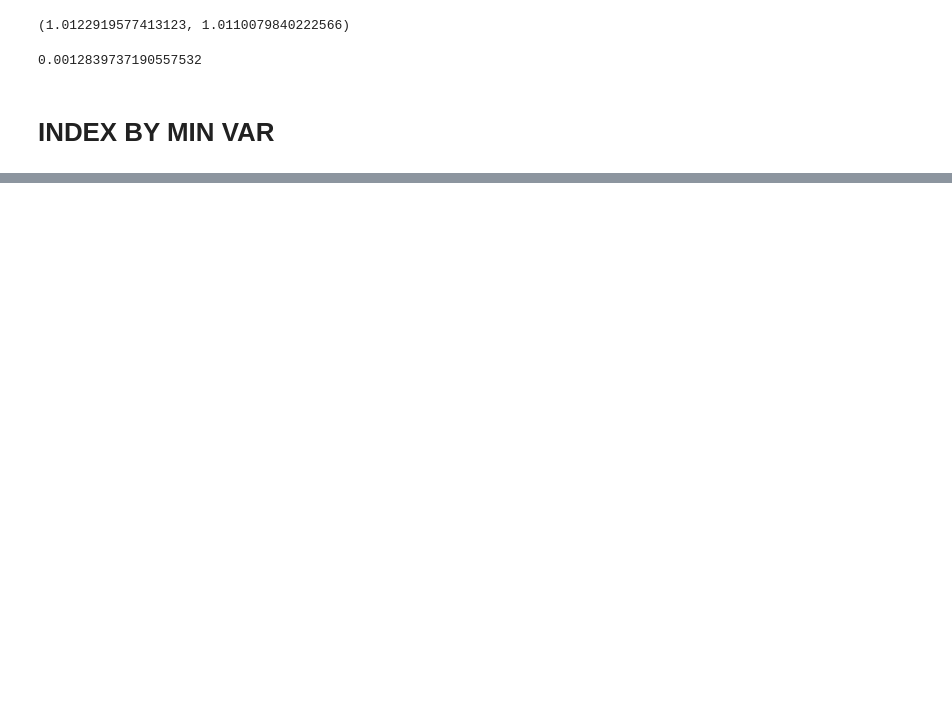
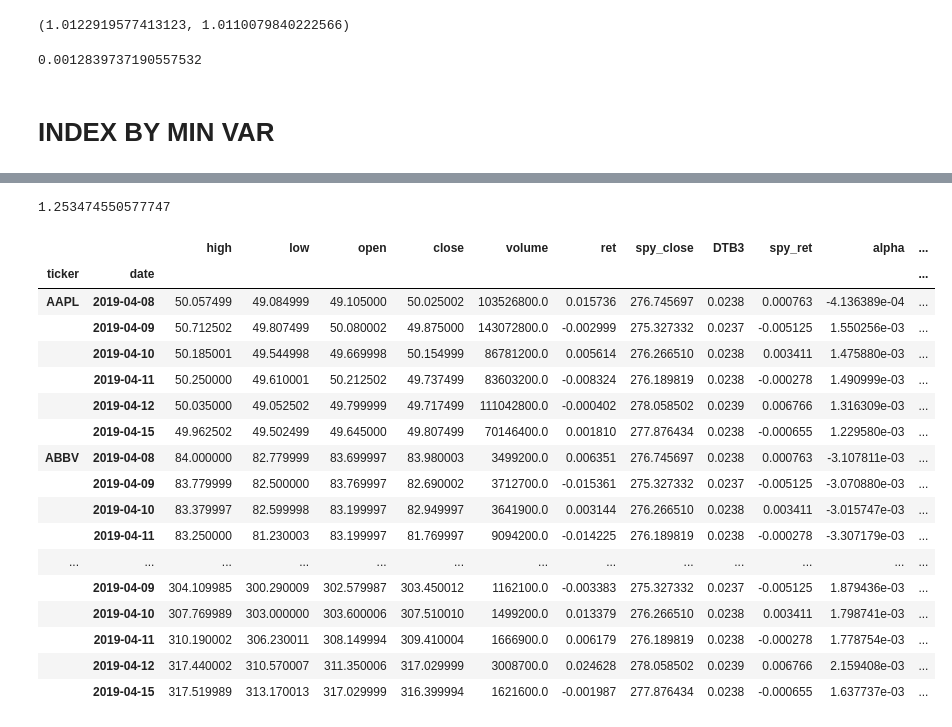
Before and after one commit to layoups/index-funds, a Jupyter notebook: create_indices.ipynb, the cells around one changed output, grey strips where cells are left out. Drawn from its saved outputs; the diff is of its cells as text; code cells hidden in the pictures; blank space fills up the shorter version.

Commit message:
get portfolio betas

```diff
--- a/create_indices.ipynb
+++ b/create_indices.ipynb
@@ -205,3 +215,28 @@ portfolio_returns - spy_returns
+# %%
+ticker_data.loc[(center_weights.index, date), ["alpha", "Beta"]].reset_index(level=1, drop=True).Beta.multiply(center_weights).sum()
+# %% [output]
+1.253474550577747
+# %%
+ticker_data.loc[(ticker_data.index.get_level_values(0).unique()[:10], pd.date_range("2019-04-08", "2019-04-15")), :]
+# %% [output]
+|  |  | high | low | open | close | volume | ret | spy_close | DTB3 | spy_ret | alpha | ... |
+| ticker | date |  |  |  |  |  |  |  |  |  |  | ... |
+| AAPL | 2019-04-08 | 50.057499 | 49.084999 | 49.105000 | 50.025002 | 103526800.0 | 0.015736 | 276.745697 | 0.0238 | 0.000763 | -4.136389e-04 | ... |
+|  | 2019-04-09 | 50.712502 | 49.807499 | 50.080002 | 49.875000 | 143072800.0 | -0.002999 | 275.327332 | 0.0237 | -0.005125 | 1.550256e-03 | ... |
+|  | 2019-04-10 | 50.185001 | 49.544998 | 49.669998 | 50.154999 | 86781200.0 | 0.005614 | 276.266510 | 0.0238 | 0.003411 | 1.475880e-03 | ... |
+|  | 2019-04-11 | 50.250000 | 49.610001 | 50.212502 | 49.737499 | 83603200.0 | -0.008324 | 276.189819 | 0.0238 | -0.000278 | 1.490999e-03 | ... |
+|  | 2019-04-12 | 50.035000 | 49.052502 | 49.799999 | 49.717499 | 111042800.0 | -0.000402 | 278.058502 | 0.0239 | 0.006766 | 1.316309e-03 | ... |
+|  | 2019-04-15 | 49.962502 | 49.502499 | 49.645000 | 49.807499 | 70146400.0 | 0.001810 | 277.876434 | 0.0238 | -0.000655 | 1.229580e-03 | ... |
+| ABBV | 2019-04-08 | 84.000000 | 82.779999 | 83.699997 | 83.980003 | 3499200.0 | 0.006351 | 276.745697 | 0.0238 | 0.000763 | -3.107811e-03 | ... |
+|  | 2019-04-09 | 83.779999 | 82.500000 | 83.769997 | 82.690002 | 3712700.0 | -0.015361 | 275.327332 | 0.0237 | -0.005125 | -3.070880e-03 | ... |
+|  | 2019-04-10 | 83.379997 | 82.599998 | 83.199997 | 82.949997 | 3641900.0 | 0.003144 | 276.266510 | 0.0238 | 0.003411 | -3.015747e-03 | ... |
+|  | 2019-04-11 | 83.250000 | 81.230003 | 83.199997 | 81.769997 | 9094200.0 | -0.014225 | 276.189819 | 0.0238 | -0.000278 | -3.307179e-03 | ... |
+| ... | ... | ... | ... | ... | ... | ... | ... | ... | ... | ... | ... | ... |
+|  | 2019-04-09 | 304.109985 | 300.290009 | 302.579987 | 303.450012 | 1162100.0 | -0.003383 | 275.327332 | 0.0237 | -0.005125 | 1.879436e-03 | ... |
+|  | 2019-04-10 | 307.769989 | 303.000000 | 303.600006 | 307.510010 | 1499200.0 | 0.013379 | 276.266510 | 0.0238 | 0.003411 | 1.798741e-03 | ... |
+|  | 2019-04-11 | 310.190002 | 306.230011 | 308.149994 | 309.410004 | 1666900.0 | 0.006179 | 276.189819 | 0.0238 | -0.000278 | 1.778754e-03 | ... |
+|  | 2019-04-12 | 317.440002 | 310.570007 | 311.350006 | 317.029999 | 3008700.0 | 0.024628 | 278.058502 | 0.0239 | 0.006766 | 2.159408e-03 | ... |
+|  | 2019-04-15 | 317.519989 | 313.170013 | 317.029999 | 316.399994 | 1621600.0 | -0.001987 | 277.876434 | 0.0238 | -0.000655 | 1.637737e-03 | ... |
 # %% [markdown]
 <a style='text-decoration:none;line-height:16px;display:flex;color:#5B5B62;padding:10px;justify-content:end;' href='https://deepnote.com?utm_source=created-in-deepnote-cell&projectId=80cc924b-f00e-4408-bf29-ac16ba2efaff' target="_blank">
 <img alt='Created in deepnote.com' style='display:inline;max-height:16px;margin:0px;margin-right:7.5px;' src='embedded-picture-1' > </img>
```
Also changed, not shown: parts of 4 cells of this notebook, 1 other file.
